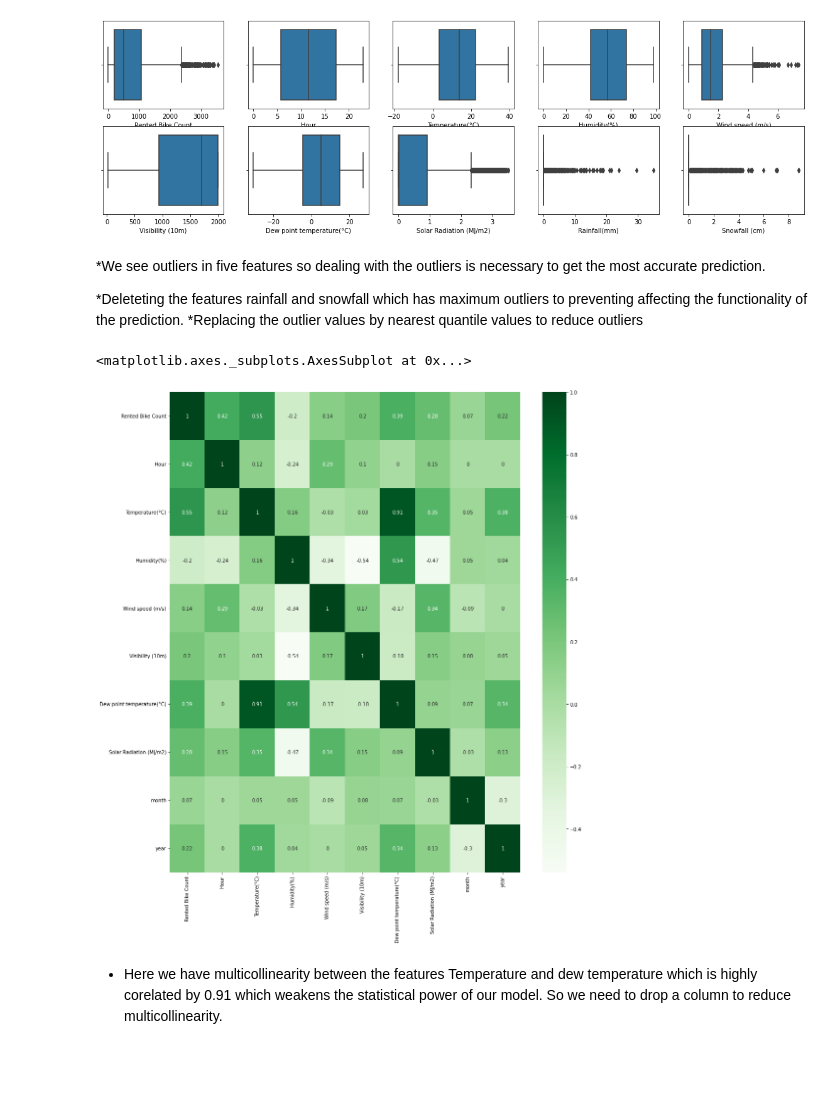
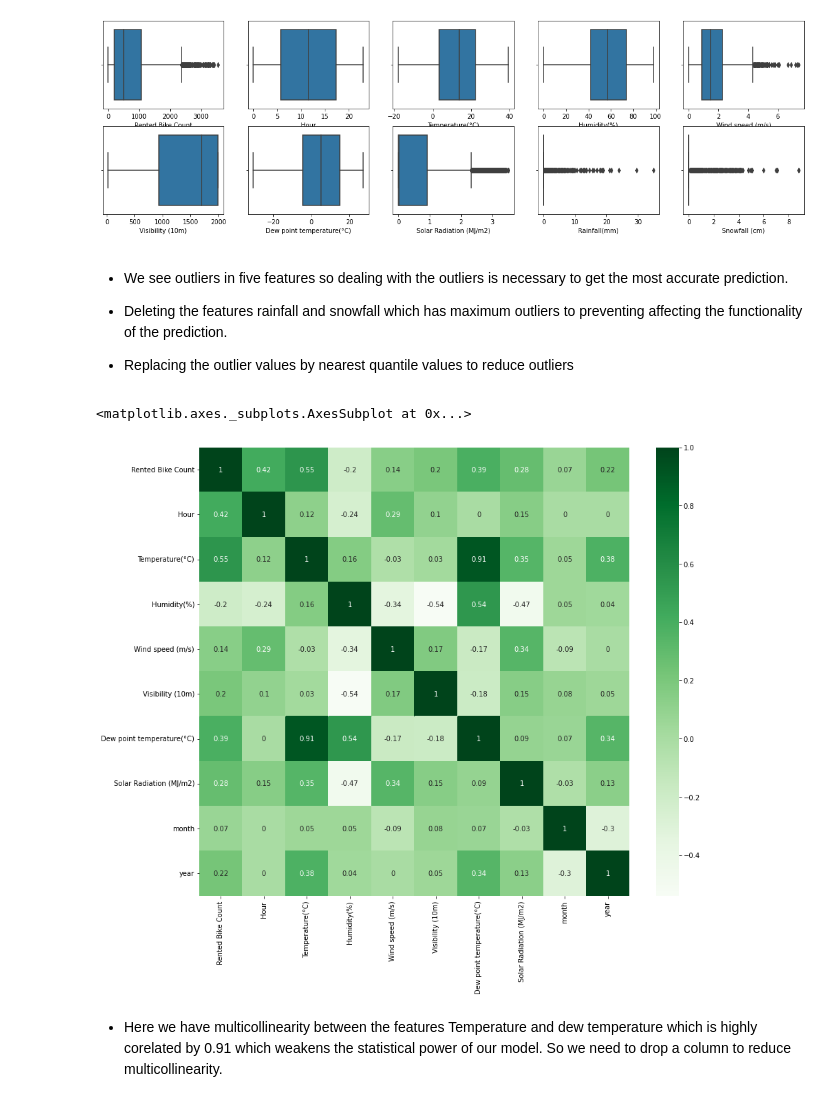
Before and after one commit to charann90/Bike-Sharing-Demand-Prediction, a Jupyter notebook: Bike_Sharing_Demand_prediction.ipynb, the cells around one changed output. Drawn from its saved outputs; the diff is of its cells as text; code cells hidden in the pictures; blank space fills up the shorter version.

```diff
--- a/Bike_Sharing_Demand_prediction.ipynb
+++ b/Bike_Sharing_Demand_prediction.ipynb
@@ -377,10 +396,10 @@ for index, i in enumerate(num_col):
 # %% [output]
 [figure]
 # %% [markdown]
-*We see outliers in five features so dealing with the outliers is necessary to get the most accurate prediction.
+*  We see outliers in five features so dealing with the outliers is necessary to get the most accurate prediction.
 
-*Deleteting the features rainfall and snowfall which has maximum outliers to preventing affecting the functionality of the prediction.
-*Replacing the outlier values by nearest quantile values to reduce outliers
+*  Deleting the features rainfall and snowfall which has maximum outliers to preventing affecting the functionality of the prediction.
+*  Replacing the outlier values by nearest quantile values to reduce outliers
 # %%
 #Replacing the outlier values by nearest quantile values to reduce outliers
 max_val = df['Wind speed (m/s)'].quantile(0.95)
@@ -396,11 +415,11 @@ df['Rented Bike Count'] = np.where(df['Rented Bike Count']>max_val,max_val,df['R
 df.drop(['Rainfall(mm)','Snowfall (cm)'],axis=1,inplace=True)
 # %%
 #plotting heat map to find out strengnth between the variables
-plt.figure(figsize=(16,18))
+plt.figure(figsize=(14,12))
 sns.heatmap(round(df.corr(),2),cmap='Greens',annot=True)
 # %% [output]
 <matplotlib.axes._subplots.AxesSubplot at 0x...>
-[figure, old version]
+[figure, new version]
 # %% [markdown]
 
 
```
Also changed, not shown: parts of 31 cells of this notebook.
